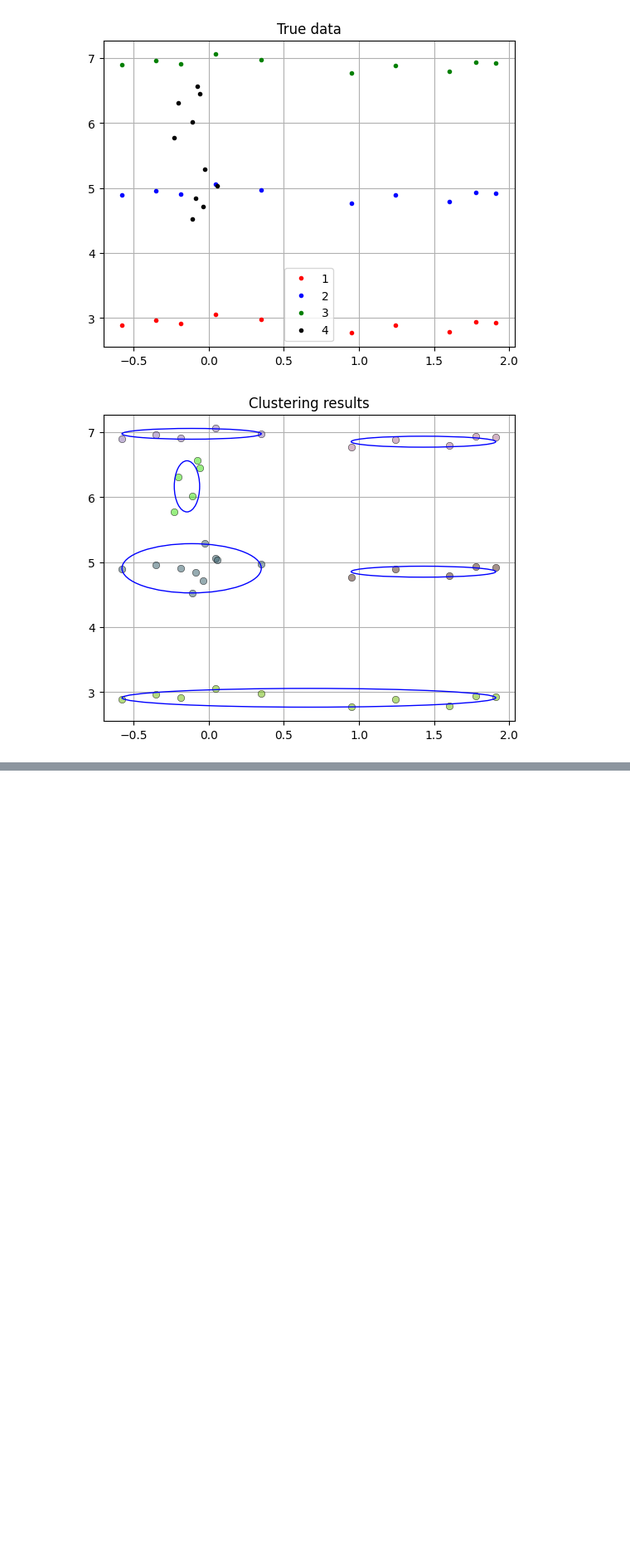
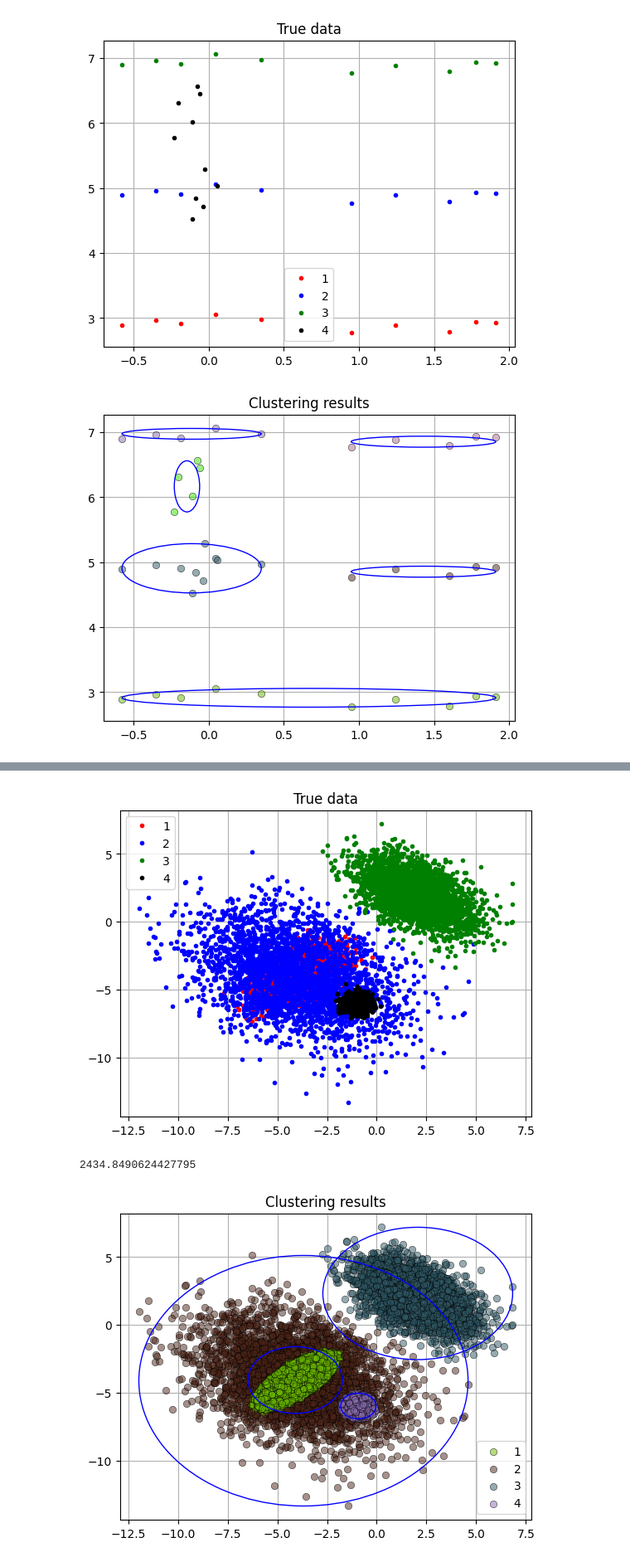
Before and after one commit to AronFreyr/data_mining_project, a Jupyter notebook: rgmm_clustering_notebook.ipynb, the cells around one changed output, grey strips where cells are left out. Shown at 83% size. Saved outputs shown, nothing was run; the diff lists cells and outputs as text; code cells hidden in the pictures; blank space fills up the shorter version.

```diff
--- a/rgmm_clustering_notebook.ipynb
+++ b/rgmm_clustering_notebook.ipynb
@@ -113,0 +119,13 @@ rgmm.plot_predictions()
+# %%
+X = data_example_3_2()
+rgmm = RobustGMM()
+start = time.time()
+rgmm.fit(X)
+end  = time.time()
+print(end - start)
+rgmm.make_clusters()
+rgmm.plot_predictions()
+# %% [output]
+[figure, added]
+2434.8490624427795
+[figure, added]
```
Also changed, not shown: parts of 4 cells of this notebook, 1 other file.
